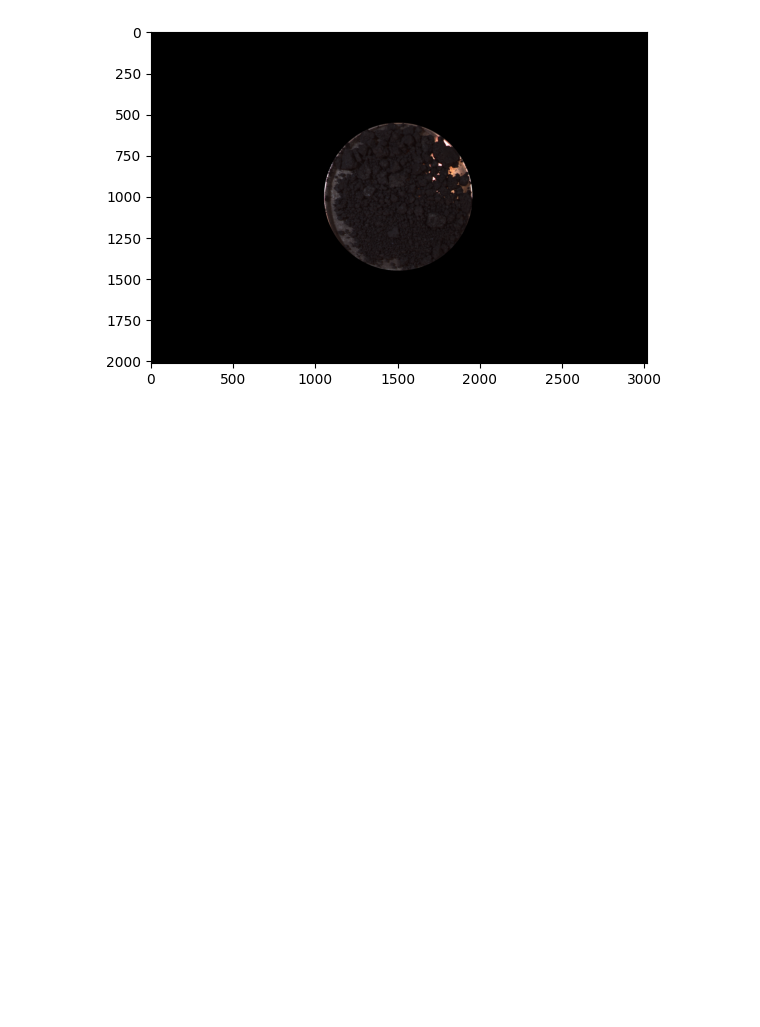
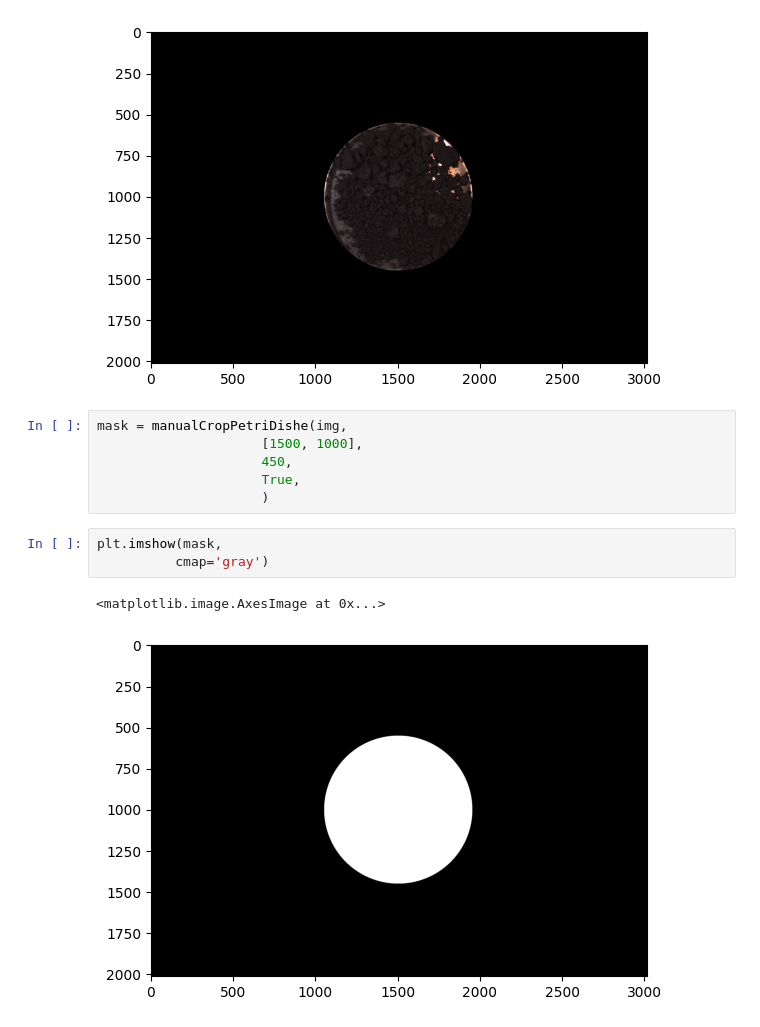
Before and after one commit to jrojas9206/soilMuseReflectance, a Jupyter notebook: notebook/241119_demo.ipynb, the cells around one changed output. Saved outputs shown, nothing was run; the diff lists cells and outputs as text; blank space fills up the shorter version.

```diff
--- a/notebook/241119_demo.ipynb
+++ b/notebook/241119_demo.ipynb
@@ -129,3 +129,15 @@ plt.imshow(segmented)
 # %% [output]
 <matplotlib.image.AxesImage at 0x...>
 [figure]
+# %%
+mask = manualCropPetriDishe(img,
+                     [1500, 1000],
+                     450,
+                     True,
+                     )
+# %%
+plt.imshow(mask,
+          cmap='gray')
+# %% [output]
+<matplotlib.image.AxesImage at 0x...>
+[figure, added]
```
Also changed, not shown: parts of 2 cells of this notebook, 1 other file.
